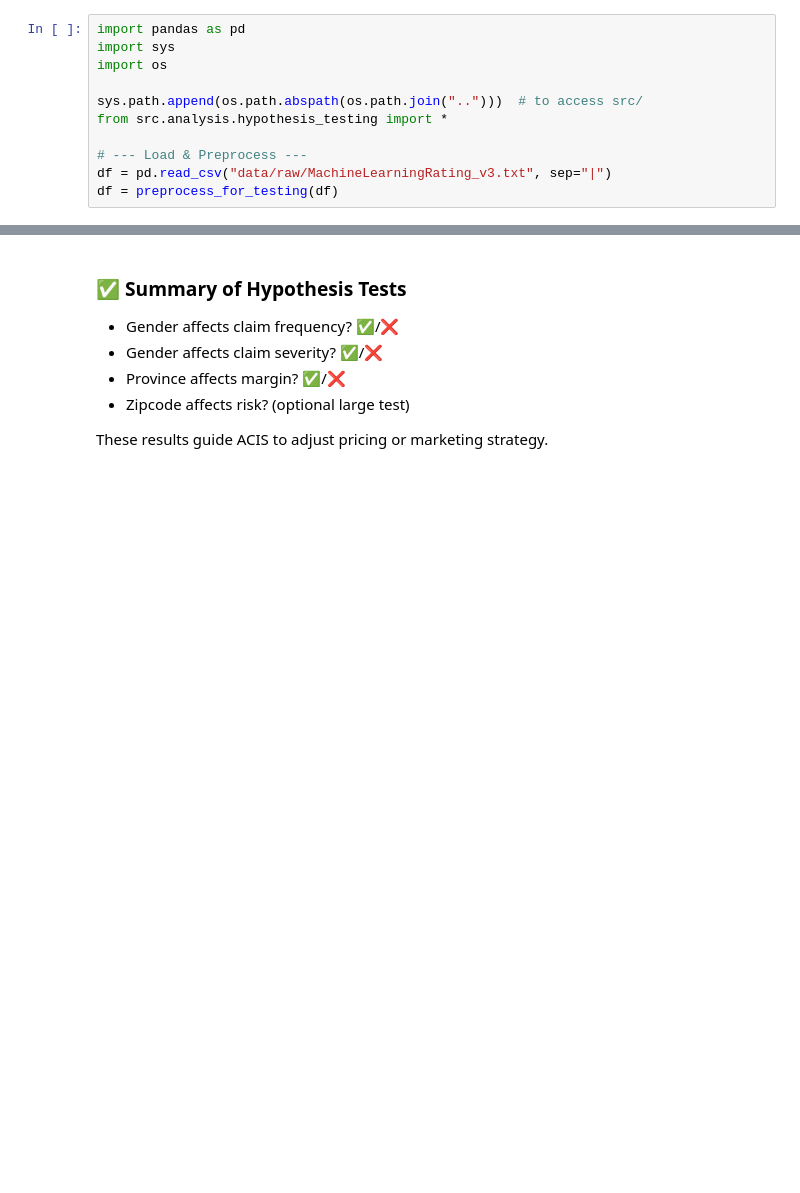
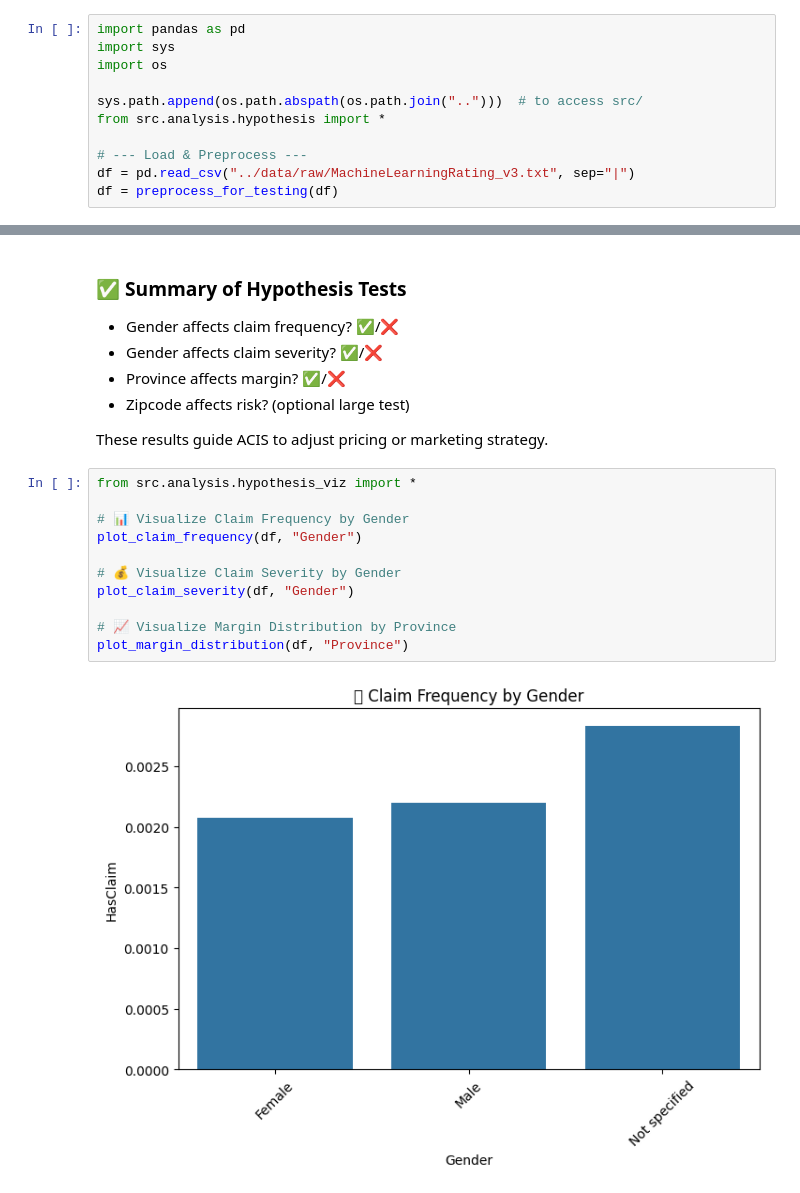
Before and after one commit to Bektu/End-to-End-Insurance-Risk-Analytics-Predictive-Modeling, a Jupyter notebook: notebooks/task3_hypothesis_testing.ipynb, the cells around one changed output, grey strips where cells are left out. Cells and saved outputs as stored; diff of their text form; blank space fills up the shorter version.

```diff
--- a/notebooks/task3_hypothesis_testing.ipynb
+++ b/notebooks/task3_hypothesis_testing.ipynb
@@ -8,10 +8,10 @@ import sys
 import os
 
 sys.path.append(os.path.abspath(os.path.join("..")))  # to access src/
-from src.analysis.hypothesis_testing import *
+from src.analysis.hypothesis import *
 
 # --- Load & Preprocess ---
-df = pd.read_csv("data/raw/MachineLearningRating_v3.txt", sep="|")
+df = pd.read_csv("../data/raw/MachineLearningRating_v3.txt", sep="|")
 df = preprocess_for_testing(df)
 # %%
 chi2, p = claim_frequency_test(df, "Gender")
@@ -32,3 +39,16 @@ print(f"ANOVA (margin by Province) p-value: {p_margin}")
 - Zipcode affects risk? (optional large test)
 
 These results guide ACIS to adjust pricing or marketing strategy.
+# %%
+from src.analysis.hypothesis_viz import *
+
+# 📊 Visualize Claim Frequency by Gender
+plot_claim_frequency(df, "Gender")
+
+# 💰 Visualize Claim Severity by Gender
+plot_claim_severity(df, "Gender")
+
+# 📈 Visualize Margin Distribution by Province
+plot_margin_distribution(df, "Province")
+# %% [output]
+[figure, added]
```
Also changed, not shown: parts of 4 cells of this notebook, 4 other files.
